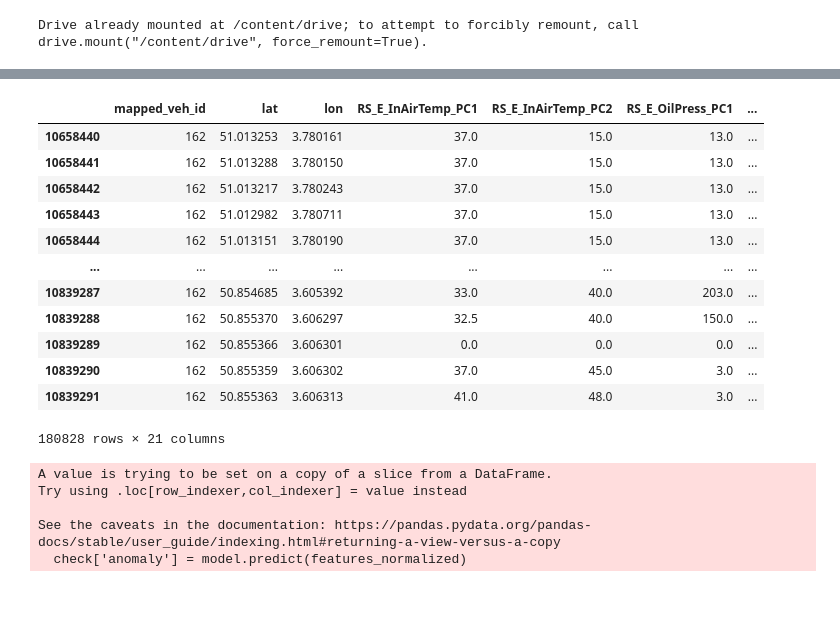
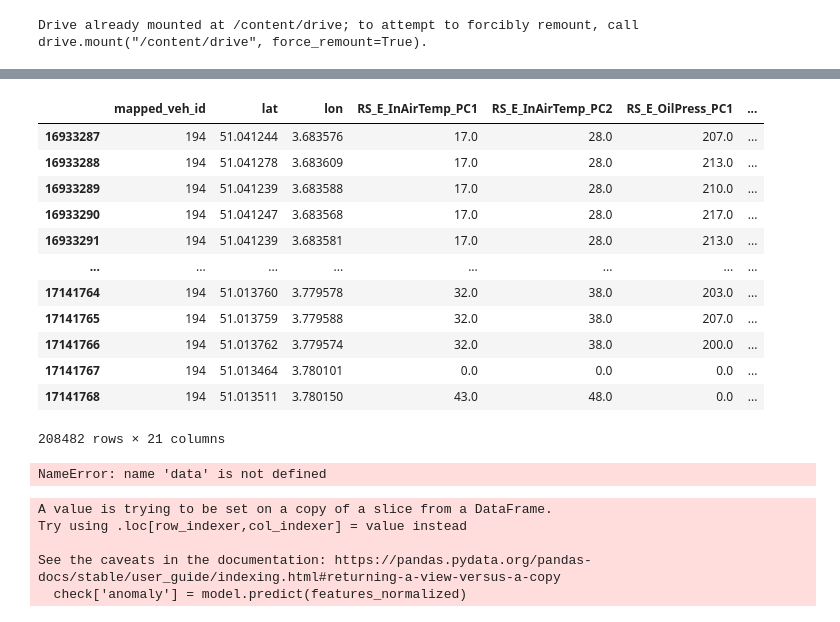
Before and after one commit to isakovaad/BDMA-projects, a Jupyter notebook: data-mining-project/Model.ipynb, the cells around one changed output, grey strips where cells are left out. Saved outputs shown, nothing was run; the diff lists cells and outputs as text; code cells hidden in the pictures.

Commit message:
data mining analysis

```diff
--- a/data-mining-project/Model.ipynb
+++ b/data-mining-project/Model.ipynb
@@ -88,3 +76,5 @@ data = calculate_speed(data)
 divide_journeys(data)
 # %%
 data.to_csv('journeys.csv', index=False)
+# %%
+data = pd.read_csv('journeys.csv')
@@ -91,16 +97,17 @@ data.to_csv('journeys.csv', index=False)
 # %%
-data[data['mapped_veh_id'] == 162]
+# data[data['mapped_veh_id'] == 162]
+data[data['mapped_veh_id'] == 194]
 # %% [output]
 |  | mapped_veh_id | lat | lon | RS_E_InAirTemp_PC1 | RS_E_InAirTemp_PC2 | RS_E_OilPress_PC1 | ... |
-| 10658440 | 162 | 51.013253 | 3.780161 | 37.0 | 15.0 | 13.0 | ... |
-| 10658441 | 162 | 51.013288 | 3.780150 | 37.0 | 15.0 | 13.0 | ... |
-| 10658442 | 162 | 51.013217 | 3.780243 | 37.0 | 15.0 | 13.0 | ... |
-| 10658443 | 162 | 51.012982 | 3.780711 | 37.0 | 15.0 | 13.0 | ... |
-| 10658444 | 162 | 51.013151 | 3.780190 | 37.0 | 15.0 | 13.0 | ... |
+| 16933287 | 194 | 51.041244 | 3.683576 | 17.0 | 28.0 | 207.0 | ... |
+| 16933288 | 194 | 51.041278 | 3.683609 | 17.0 | 28.0 | 213.0 | ... |
+| 16933289 | 194 | 51.041239 | 3.683588 | 17.0 | 28.0 | 210.0 | ... |
+| 16933290 | 194 | 51.041247 | 3.683568 | 17.0 | 28.0 | 217.0 | ... |
+| 16933291 | 194 | 51.041239 | 3.683581 | 17.0 | 28.0 | 213.0 | ... |
 | ... | ... | ... | ... | ... | ... | ... | ... |
-| 10839287 | 162 | 50.854685 | 3.605392 | 33.0 | 40.0 | 203.0 | ... |
-| 10839288 | 162 | 50.855370 | 3.606297 | 32.5 | 40.0 | 150.0 | ... |
-| 10839289 | 162 | 50.855366 | 3.606301 | 0.0 | 0.0 | 0.0 | ... |
-| 10839290 | 162 | 50.855359 | 3.606302 | 37.0 | 45.0 | 3.0 | ... |
-| 10839291 | 162 | 50.855363 | 3.606313 | 41.0 | 48.0 | 3.0 | ... |
+| 17141764 | 194 | 51.013760 | 3.779578 | 32.0 | 38.0 | 203.0 | ... |
+| 17141765 | 194 | 51.013759 | 3.779588 | 32.0 | 38.0 | 207.0 | ... |
+| 17141766 | 194 | 51.013762 | 3.779574 | 32.0 | 38.0 | 200.0 | ... |
+| 17141767 | 194 | 51.013464 | 3.780101 | 0.0 | 0.0 | 0.0 | ... |
+| 17141768 | 194 | 51.013511 | 3.780150 | 43.0 | 48.0 | 0.0 | ... |
-180828 rows × 21 columns
+208482 rows × 21 columns
@@ -107,2 +122,4 @@ data[data['mapped_veh_id'] == 162]
 # %%
-data.to_csv('train162.csv', index=False)
+# data[data['mapped_veh_id'] == 194].to_csv('train194.csv', index=False)
+# %% [output]
+NameError: name 'data' is not defined
```
Also changed, not shown: parts of 6 cells of this notebook, 4 other files.
